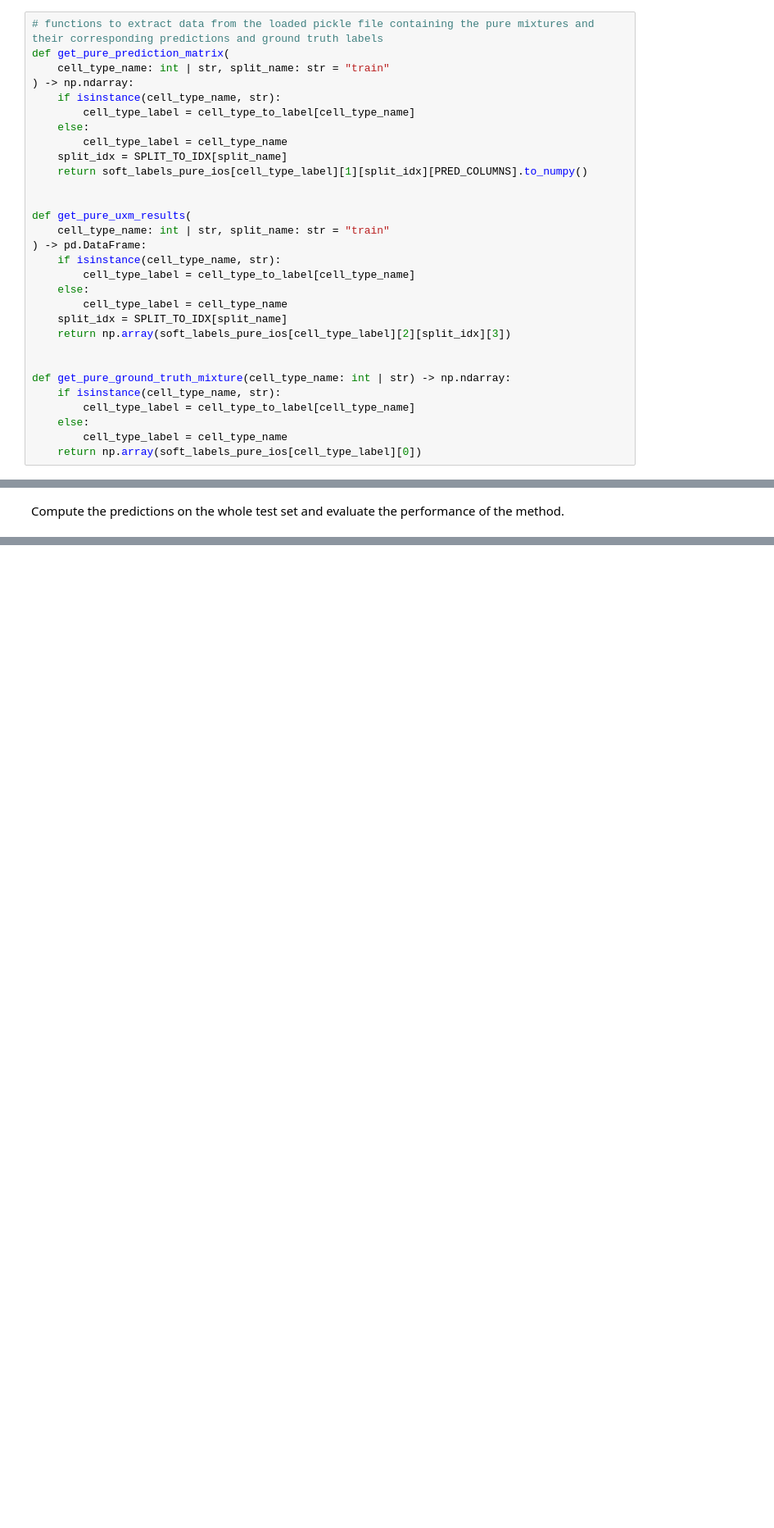
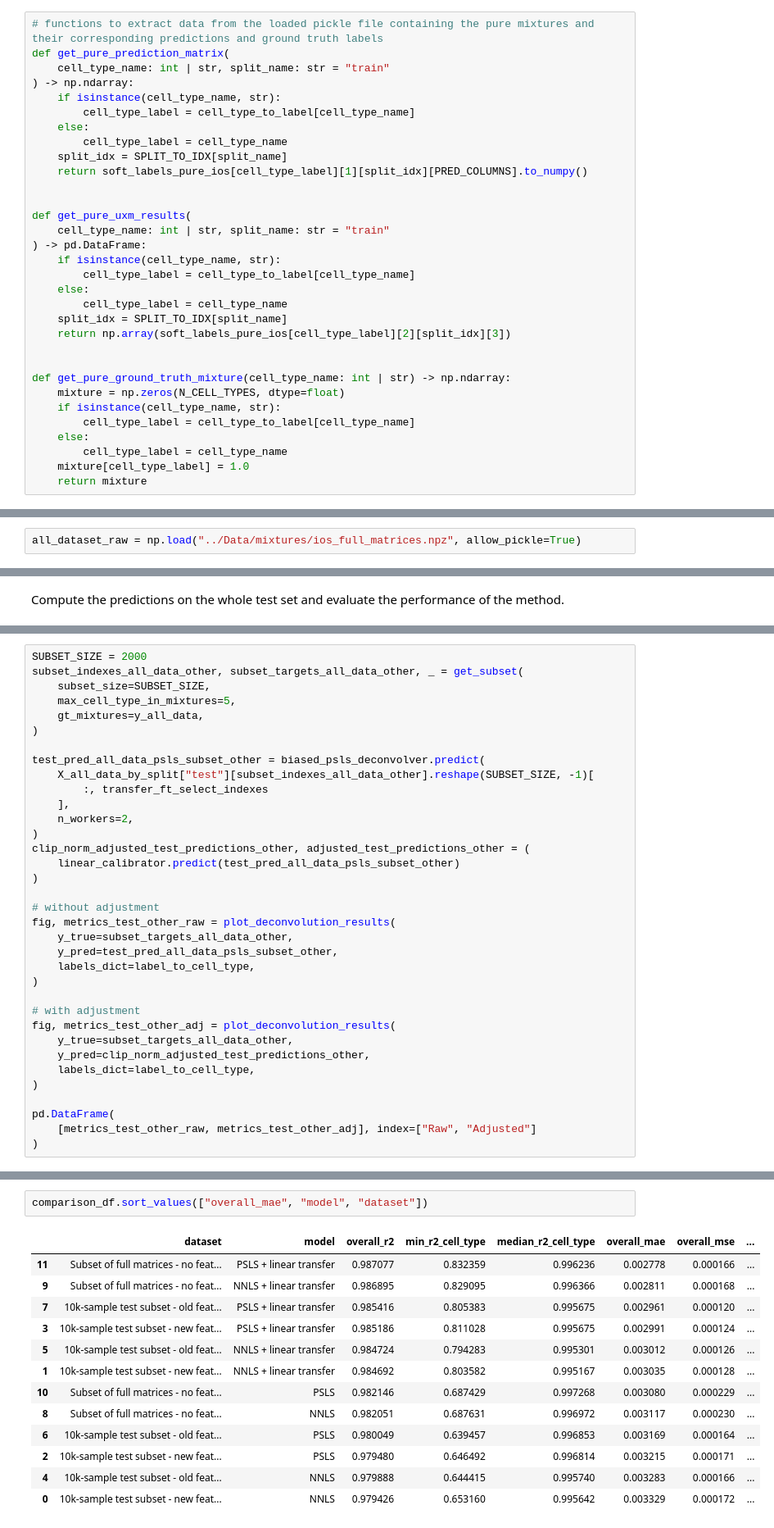
Before and after one commit to CompEpigen/syto, a Jupyter notebook: EDA/NNLS_deconvolution.ipynb, the cells around one changed output, grey strips where cells are left out. Shown at 82% size. Cells and saved outputs as stored; diff of their text form; blank space fills up the shorter version.

Commit message:
Added NNLS and PSLS deconvolvers, and linear calibrator, along with deconvolution notebook. Blacked all files.

```diff
--- a/EDA/NNLS_deconvolution.ipynb
+++ b/EDA/NNLS_deconvolution.ipynb
@@ -202,11 +241,13 @@ def get_pure_uxm_results(
 
 
 def get_pure_ground_truth_mixture(cell_type_name: int | str) -> np.ndarray:
+    mixture = np.zeros(N_CELL_TYPES, dtype=float)
     if isinstance(cell_type_name, str):
         cell_type_label = cell_type_to_label[cell_type_name]
     else:
         cell_type_label = cell_type_name
-    return np.array(soft_labels_pure_ios[cell_type_label][0])
+    mixture[cell_type_label] = 1.0
+    return mixture
 # %% [markdown]
 ### 3.2. Unpure mixtures
 # %% [markdown]
@@ -311,0 +373,2 @@ for cell_type_idx in tqdm(range(N_CELL_TYPES)):
+# %%
+all_dataset_raw = np.load("../Data/mixtures/ios_full_matrices.npz", allow_pickle=True)
@@ -837,0 +1704,35 @@ plot_mixtures_pred_vs_true(
+# %%
+SUBSET_SIZE = 2000
+subset_indexes_all_data_other, subset_targets_all_data_other, _ = get_subset(
+    subset_size=SUBSET_SIZE,
+    max_cell_type_in_mixtures=5,
+    gt_mixtures=y_all_data,
+)
+
+test_pred_all_data_psls_subset_other = biased_psls_deconvolver.predict(
+    X_all_data_by_split["test"][subset_indexes_all_data_other].reshape(SUBSET_SIZE, -1)[
+        :, transfer_ft_select_indexes
+    ],
+    n_workers=2,
+)
+clip_norm_adjusted_test_predictions_other, adjusted_test_predictions_other = (
+    linear_calibrator.predict(test_pred_all_data_psls_subset_other)
+)
+
+# without adjustment
+fig, metrics_test_other_raw = plot_deconvolution_results(
+    y_true=subset_targets_all_data_other,
+    y_pred=test_pred_all_data_psls_subset_other,
+    labels_dict=label_to_cell_type,
+)
+
+# with adjustment
+fig, metrics_test_other_adj = plot_deconvolution_results(
+    y_true=subset_targets_all_data_other,
+    y_pred=clip_norm_adjusted_test_predictions_other,
+    labels_dict=label_to_cell_type,
+)
+
+pd.DataFrame(
+    [metrics_test_other_raw, metrics_test_other_adj], index=["Raw", "Adjusted"]
+)
@@ -837,0 +2068,16 @@ plot_mixtures_pred_vs_true(
+# %%
+comparison_df.sort_values(["overall_mae", "model", "dataset"])
+# %% [output]
+|  | dataset | model | overall_r2 | min_r2_cell_type | median_r2_cell_type | overall_mae | overall_mse | ... |
+| 11 | Subset of full matrices - no feat... | PSLS + linear transfer | 0.987077 | 0.832359 | 0.996236 | 0.002778 | 0.000166 | ... |
+| 9 | Subset of full matrices - no feat... | NNLS + linear transfer | 0.986895 | 0.829095 | 0.996366 | 0.002811 | 0.000168 | ... |
+| 7 | 10k-sample test subset - old feat... | PSLS + linear transfer | 0.985416 | 0.805383 | 0.995675 | 0.002961 | 0.000120 | ... |
+| 3 | 10k-sample test subset - new feat... | PSLS + linear transfer | 0.985186 | 0.811028 | 0.995675 | 0.002991 | 0.000124 | ... |
+| 5 | 10k-sample test subset - old feat... | NNLS + linear transfer | 0.984724 | 0.794283 | 0.995301 | 0.003012 | 0.000126 | ... |
+| 1 | 10k-sample test subset - new feat... | NNLS + linear transfer | 0.984692 | 0.803582 | 0.995167 | 0.003035 | 0.000128 | ... |
+| 10 | Subset of full matrices - no feat... | PSLS | 0.982146 | 0.687429 | 0.997268 | 0.003080 | 0.000229 | ... |
+| 8 | Subset of full matrices - no feat... | NNLS | 0.982051 | 0.687631 | 0.996972 | 0.003117 | 0.000230 | ... |
+| 6 | 10k-sample test subset - old feat... | PSLS | 0.980049 | 0.639457 | 0.996853 | 0.003169 | 0.000164 | ... |
+| 2 | 10k-sample test subset - new feat... | PSLS | 0.979480 | 0.646492 | 0.996814 | 0.003215 | 0.000171 | ... |
+| 4 | 10k-sample test subset - old feat... | NNLS | 0.979888 | 0.644415 | 0.995740 | 0.003283 | 0.000166 | ... |
+| 0 | 10k-sample test subset - new feat... | NNLS | 0.979426 | 0.653160 | 0.995642 | 0.003329 | 0.000172 | ... |
```
Also changed, not shown: parts of 114 cells of this notebook, 5 other files.
